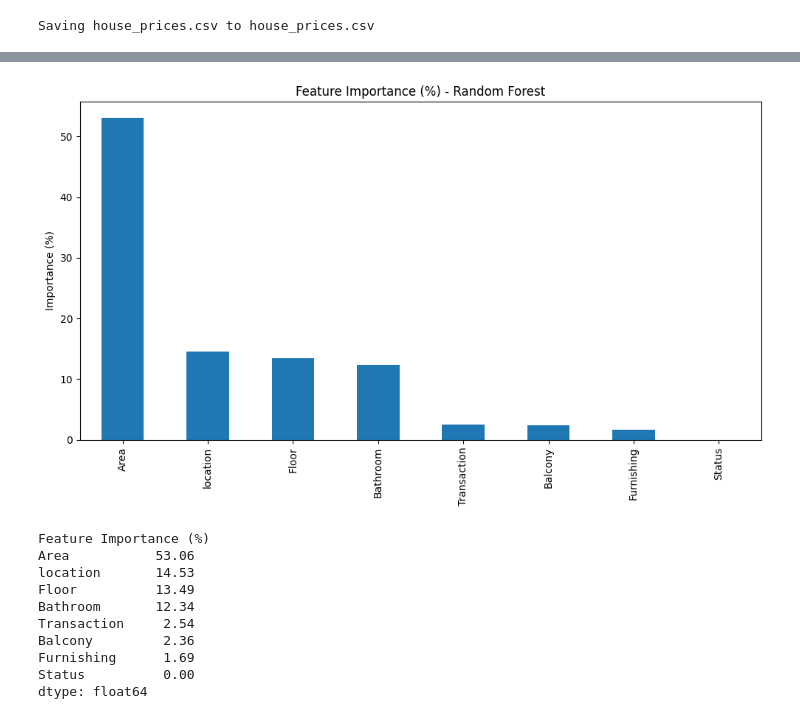
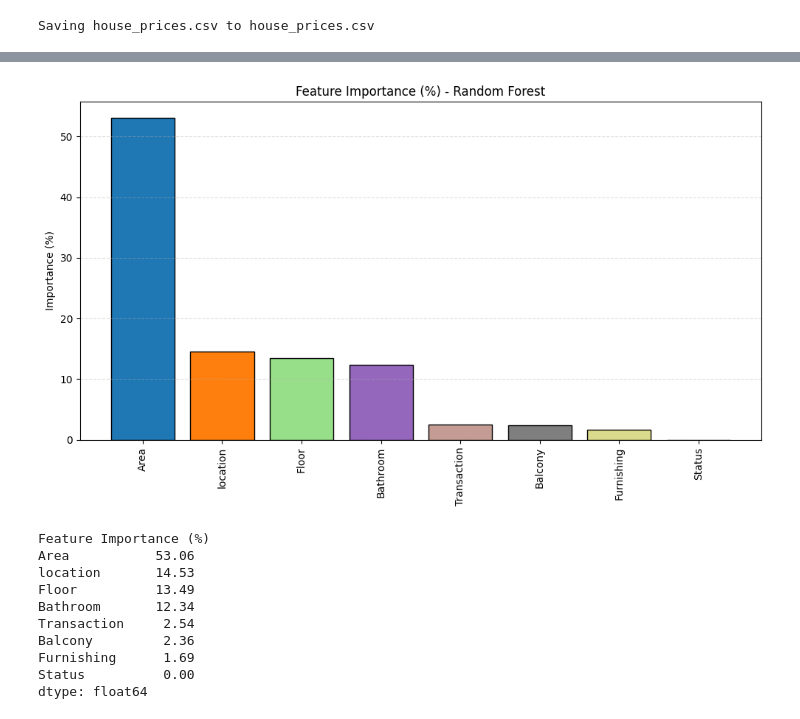
Before and after one commit to theerapatxx13/MINIProject-House-Price, a Jupyter notebook: FinalMiniProject.ipynb, the cells around one changed output, grey strips where cells are left out. Saved outputs shown, nothing was run; the diff lists cells and outputs as text; code cells hidden in the pictures.

```diff
--- a/FinalMiniProject.ipynb
+++ b/FinalMiniProject.ipynb
@@ -212,25 +665,31 @@ max         4.500000e+06      10.000000      10.000000  7.000000e+07
 # %%
-# 7. Feature Importance เปอร์เซ็นต์
+# 9. Feature Importance เปอร์เซ็นต์
 importances = rf.feature_importances_
 feature_names = X.columns
 
 feat_imp_pct = (
     pd.Series(importances, index=feature_names)
     .sort_values(ascending=False) * 100
 )
 
 plt.figure(figsize=(10, 6))
-feat_imp_pct.plot(kind='bar')
+
+# สร้างสีให้ครบตามจำนวนแท่ง
+colors = plt.cm.tab20(np.linspace(0, 1, len(feat_imp_pct)))
+
+plt.bar(feat_imp_pct.index, feat_imp_pct.values, color=colors, edgecolor='black')
 plt.ylabel('Importance (%)')
 plt.title('Feature Importance (%) - Random Forest')
+plt.xticks(rotation=90)
+plt.grid(axis='y', linestyle='--', alpha=0.4)
 plt.tight_layout()
-plt.savefig('feature_importance_percent.png')
+plt.savefig('feature_importance_percent.png', dpi=300)
 plt.show()
 
 print("\nFeature Importance (%)")
 print(feat_imp_pct.round(2))
 # %% [output]
-[figure, old version]
+[figure, new version]
 Feature Importance (%)
 Area           53.06
 location       14.53
```
Also changed, not shown: parts of 19 cells of this notebook.
